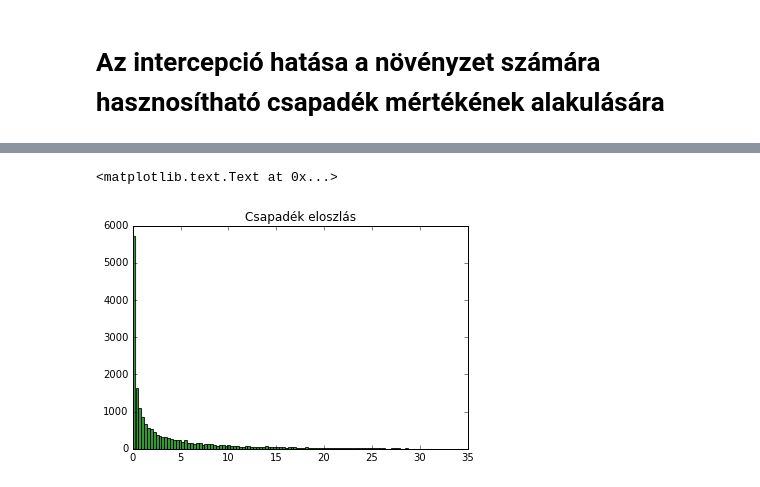
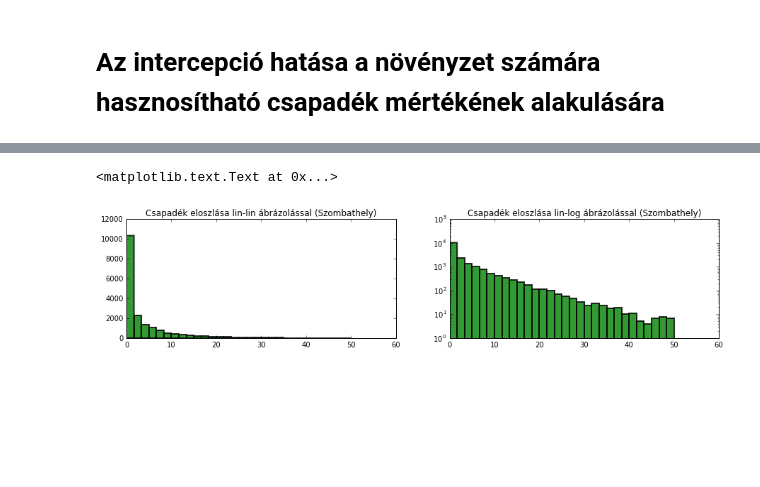
Before and after one commit to jsheperd/forest_water, a Jupyter notebook: interception.ipynb, the cells around one changed output, grey strips where cells are left out. Cells and saved outputs as stored; diff of their text form; code cells hidden in the pictures; blank space fills up the shorter version.

```diff
--- a/interception.ipynb
+++ b/interception.ipynb
@@ -33,6 +35,13 @@ plt.title(u'Csapadékesemények Szombathelyen')
-# %%
-plt.hist(x=szo_daily['d_rs'], bins=100, range=[0, 30], color='green', alpha=0.8)
-plt.title(u'Csapadék eloszlás')
-# %% [output]
-<matplotlib.text.Text at 0x...>
-[figure, removed]
+# %%
+plt.subplots(figsize=(15,3))
+plt.subplot(121)
+plt.hist(x=szo_daily['d_rs'], bins=30, range=[0, 50], color='green', alpha=0.8, lw=2)
+plt.title(u'Csapadék eloszlása lin-lin ábrázolással (Szombathely)')
+
+plt.subplot(122)
+plt.yscale('log')
+plt.hist(x=szo_daily['d_rs'], bins=30, range=[0, 50], color='green', alpha=0.8, lw=2)
+plt.title(u'Csapadék eloszlása lin-log ábrázolással (Szombathely)')
+# %% [output]
+<matplotlib.text.Text at 0x...>
+[figure, added]
```
Also changed, not shown: parts of 1 cell of this notebook.
